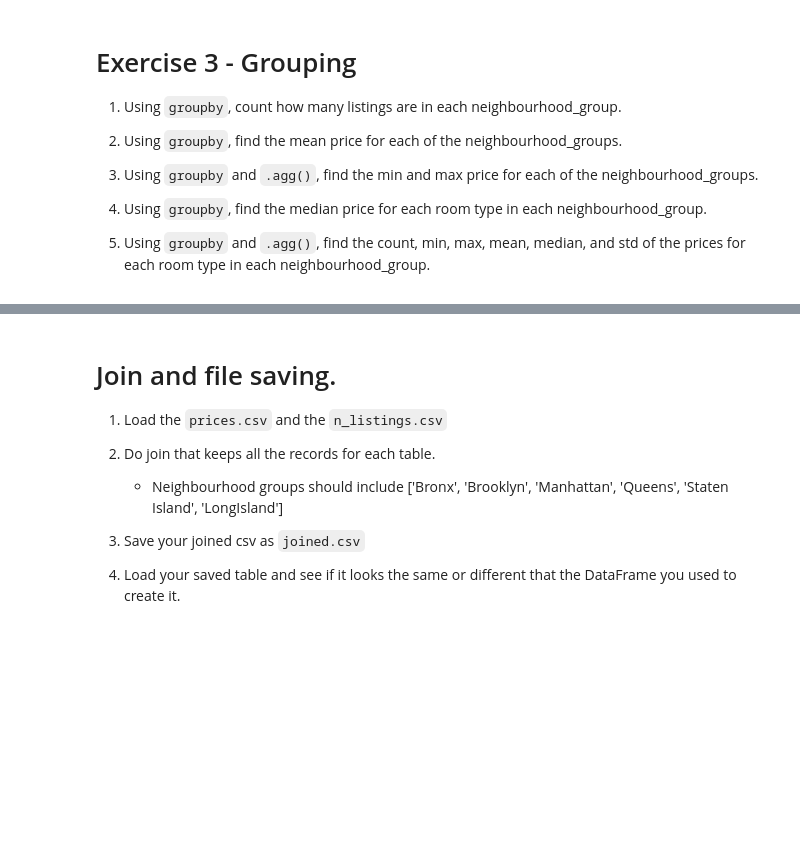
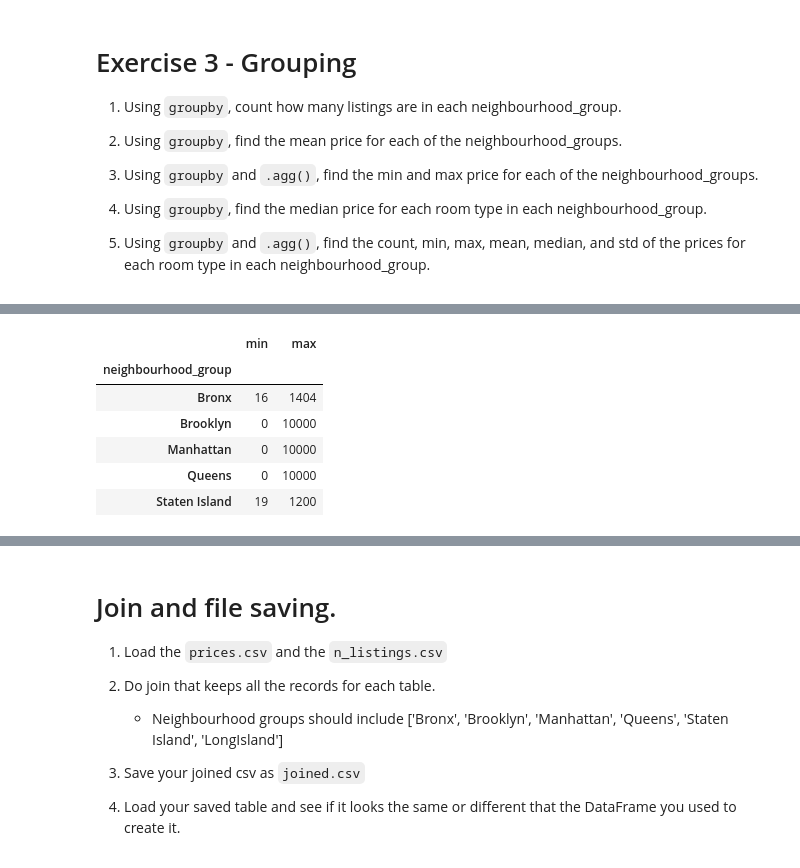
Before and after one commit to deepankarck2/2022-fall-data-science, a Jupyter notebook: Week-01-Pandas/Exercise.ipynb, the cells around one changed output, grey strips where cells are left out. Drawn from its saved outputs; the diff is of its cells as text; code cells hidden in the pictures; blank space fills up the shorter version.

```diff
--- a/Week-01-Pandas/Exercise.ipynb
+++ b/Week-01-Pandas/Exercise.ipynb
@@ -143,0 +142,8 @@ Shared room  %: 2.12134889419047%
+# %%
+# 1. Using `groupby`, count how many listings are in each neighbourhood_group.
+
+group_by_object = df.groupby("neighbourhood_group")
+
+#Now we need to specify the column of the df which we want to see
+print("Count the number of listings in each Neighborhood:")
+print(group_by_object["id"].count())
@@ -146,4 +173,15 @@ Shared room  %: 2.12134889419047%
 # %%
 # 3. Using `groupby` and `.agg()`, find the min and max price for each of the neighbourhood_groups.
+
+#pass all the functions I want to calculate as a list to the agg. function
+group_by_object["price"].agg(['min', 'max'])
+# %% [output]
+|  | min | max |
+| neighbourhood_group |  |  |
+| Bronx | 16 | 1404 |
+| Brooklyn | 0 | 10000 |
+| Manhattan | 0 | 10000 |
+| Queens | 0 | 10000 |
+| Staten Island | 19 | 1200 |
 # %%
 # 4. Using `groupby`, find the mean price for each room type in each neighbourhood_group.
```
Also changed, not shown: parts of 6 cells of this notebook.
